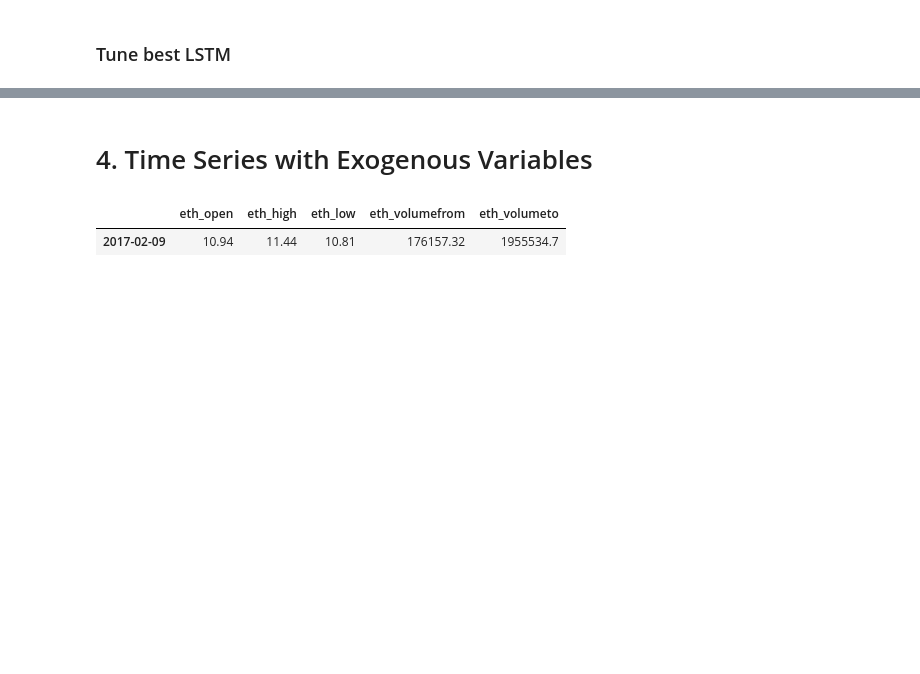
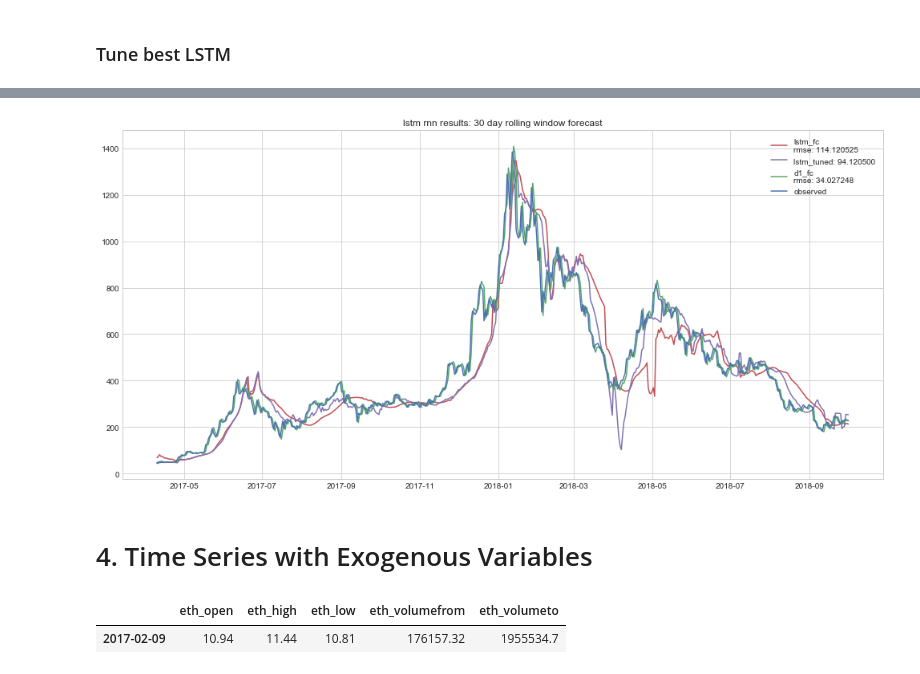
Before and after one commit to brianmcguckin/thinkful_final_capstone, a Jupyter notebook: Ethereum Time Series Analysis.ipynb, the cells around one changed output, grey strips where cells are left out. Saved outputs shown, nothing was run; the diff lists cells and outputs as text; code cells hidden in the pictures; blank space fills up the shorter version.

```diff
--- a/Ethereum Time Series Analysis.ipynb
+++ b/Ethereum Time Series Analysis.ipynb
@@ -1021,3 +1118,42 @@ plt.show()
+# %%
+# compare best LSTM to same set of forecasts from ARIMA
+best_tuned = adadeltalr05
+
+fig, ax = plt.subplots(figsize=(17,8))
+# lstm forecast
+ax.plot(
+    ts.eth_close[-len(best_lstm):].index,
+    np.array(best_lstm).reshape(len(best_lstm),),
+    label="lstm_fc\nrmse: {:.6f}".format(lstm_rmse(best_lstm)),
+    c=colors[2]
+)
+# tuned forecast
+ax.plot(
+    ts.eth_close[-len(best_tuned):].index,
+    np.array(best_tuned).reshape(len(best_tuned),),
+    label="lstm_tuned: {:.6f}".format(lstm_rmse(best_tuned),),
+    c=colors[3]
+)
+# arima forecast
+ax.plot(
+    ts.eth_close[-len(best_lstm):].index,
+    d1_fc[0][-len(best_lstm):],
+    label="d1_fc\nrmse: {:.6f}".format(d1_fc_rmse),
+    c=colors[1]
+)
+# observed
+ax.plot(
+    ts.eth_close[-len(best_lstm):].index,
+    ts.eth_close.values[-len(best_lstm):],
+    label="observed",
+    c=colors[0]
+)
+plt.setp(ax.lines, linewidth=1.5)
+plt.title("lstm rnn results: {} day rolling window forecast".format(window))
+plt.legend()
+plt.show()
+# %% [output]
+[figure, added]
 # %% [markdown]
 # 4. Time Series with Exogenous Variables
 # %%
```
Also changed, not shown: parts of 7 cells of this notebook.
